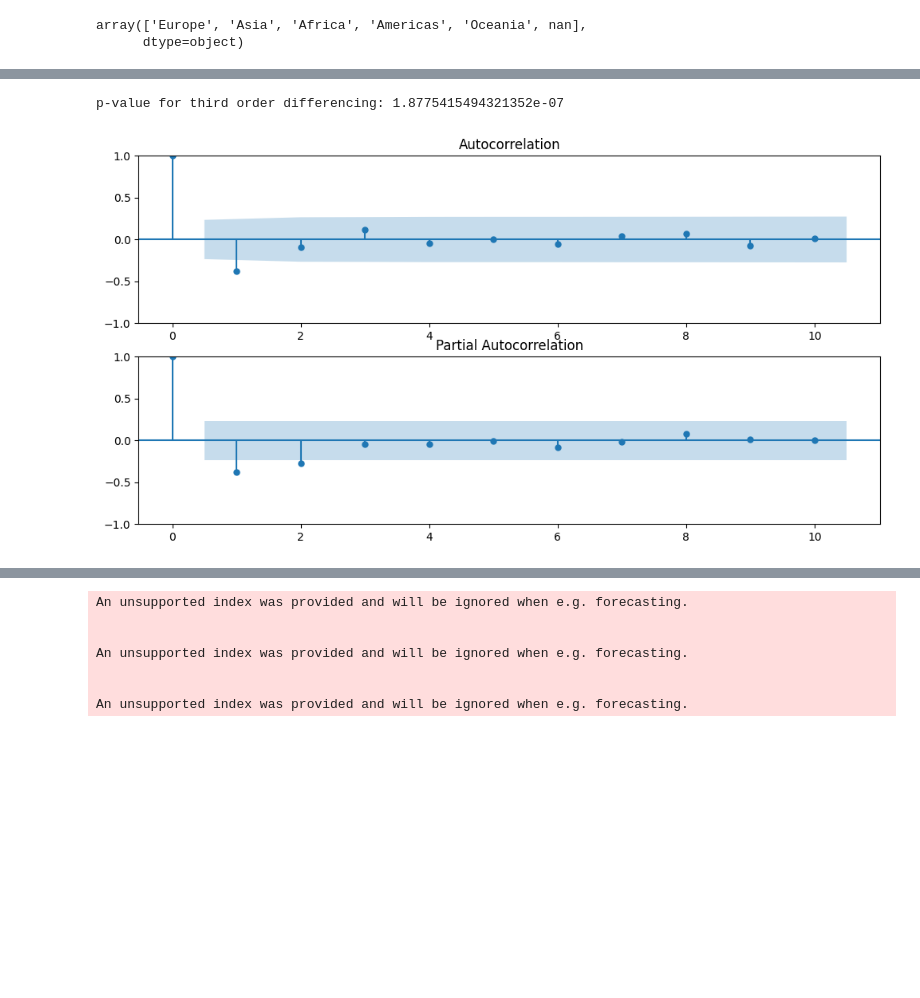
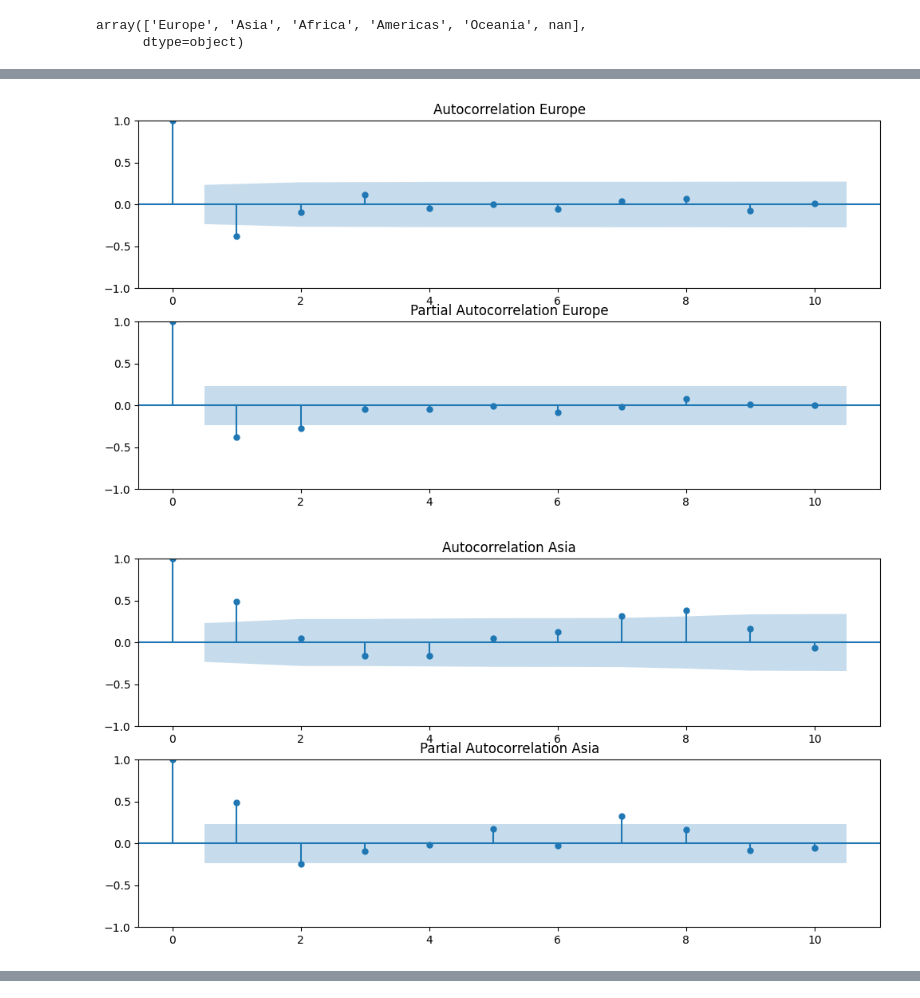
Before and after one commit to IoanaCretuAndrei/Refugee-flow-study, a Jupyter notebook: arima.ipynb, the cells around one changed output, grey strips where cells are left out. Drawn from its saved outputs; the diff is of its cells as text; code cells hidden in the pictures; blank space fills up the shorter version.

```diff
--- a/arima.ipynb
+++ b/arima.ipynb
@@ -21,7 +26,8 @@ array(['Europe', 'Asia', 'Africa', 'Americas', 'Oceania', nan],
       dtype=object)
 # %%
 def get_continent_df(continent):
-    return pd.DataFrame(population_clean[population_clean['Continent_of_Asylum'] == continent].groupby(['Year']).sum()['Total forced displacements'])
+    df = pd.DataFrame(population_clean[population_clean['Continent_of_Asylum'] == continent].groupby(['Year'])['Total forced displacements'].sum())
+    return df
 # %%
 europe = get_continent_df('Europe')
 asia = get_continent_df('Asia')
@@ -51,0 +37,8 @@ from statsmodels.tsa.stattools import adfuller
+# %%
+list_cont = [europe, asia, africa, americas, oceania]
+list_cont_names = ['Europe', 'Asia', 'Africa', 'Americas', 'Oceania']
+#una grafica individual para cada continente en list_cont en graficos diferentes
+for cont, cont_name in zip(list_cont, list_cont_names):
+    plt.plot(cont)
+    plt.title(cont_name)
+    plt.show()
@@ -52,5 +51,8 @@ from statsmodels.tsa.stattools import adfuller
 # %%
-print(f"p-value for zeroth order differencing: {adfuller(europe['Total forced displacements'])[1]}")
-print(f"p-value for first order differencing: {adfuller(europe['Total forced displacements'].diff().dropna())[1]}")
-print(f"p-value for second order differencing: {adfuller(europe['Total forced displacements'].diff().diff().dropna())[1]}")
+for cont, cont_name in zip(list_cont, list_cont_names):
+    print(cont_name)
+    print(f"p-value for zeroth order differencing: {adfuller(cont['Total forced displacements'])[1]}")
+    print(f"p-value for first order differencing: {adfuller(cont['Total forced displacements'].diff().dropna())[1]}")
+    print(f"p-value for second order differencing: {adfuller(cont['Total forced displacements'].diff().diff().dropna())[1]}")
+    print(f"p-value for second order differencing: {adfuller(cont['Total forced displacements'].diff().diff().diff().dropna())[1]}")
 # %% [output]
@@ -60,21 +76,24 @@ p-value for second order differencing: 0.13549836260033904
-# %%
-print(f"p-value for third order differencing: {adfuller(europe['Total forced displacements'].diff().diff().diff().dropna())[1]}")
-# %% [output]
-p-value for third order differencing: 1.8775415494321352e-07
 # %%
-from statsmodels.graphics.tsaplots import plot_acf, plot_pacf
-
 # Aplicar la tercera diferenciación
 europe_diff = europe['Total forced displacements'].diff().diff().diff().dropna()
+asi_diff = asia['Total forced displacements'].diff().dropna()
+africa_diff = africa['Total forced displacements'].diff().diff().dropna()
+americas_diff = americas['Total forced displacements'].diff().diff().diff().dropna()
+oceania_diff = oceania['Total forced displacements'].diff().dropna()
+list_diff = [europe_diff, asi_diff, africa_diff, americas_diff, oceania_diff]
 
+list_cont_names = ['Europe', 'Asia', 'Africa', 'Americas', 'Oceania']
+
+for cont, cont_name in zip(list_diff, list_cont_names):
 # Graficar la autocorrelación y autocorrelación parcial
-plt.figure(figsize=(12, 6))
-plt.subplot(2, 1, 1)
-plot_acf(europe_diff, lags=10, ax=plt.gca(), title='Autocorrelation')
+    plt.figure(figsize=(12, 6))
+    plt.subplot(2, 1, 1)
+    plot_acf(cont, lags=10, ax=plt.gca(), title='Autocorrelation'+ ' ' + cont_name)
 
-plt.subplot(2, 1, 2)
-plot_pacf(europe_diff, lags=10, ax=plt.gca(), title='Partial Autocorrelation')
+    plt.subplot(2, 1, 2)
+    plot_pacf(cont, lags=10, ax=plt.gca(), title='Partial Autocorrelation'+ ' ' + cont_name)
 
-plt.show()
+    plt.show()
 # %% [output]
-[figure, old version]
+[figure, new version]
+[figure, added]
@@ -83,11 +102,0 @@ from statsmodels.tsa.arima.model import ARIMA
-# %%
-europe.index.freq = 'AS'
-model = ARIMA(europe, order=(1, 3, 1))
-# %% [output]
-An unsupported index was provided and will be ignored when e.g. forecasting.
-
-
-An unsupported index was provided and will be ignored when e.g. forecasting.
-
-
-An unsupported index was provided and will be ignored when e.g. forecasting.
```
Also changed, not shown: parts of 21 cells of this notebook.
